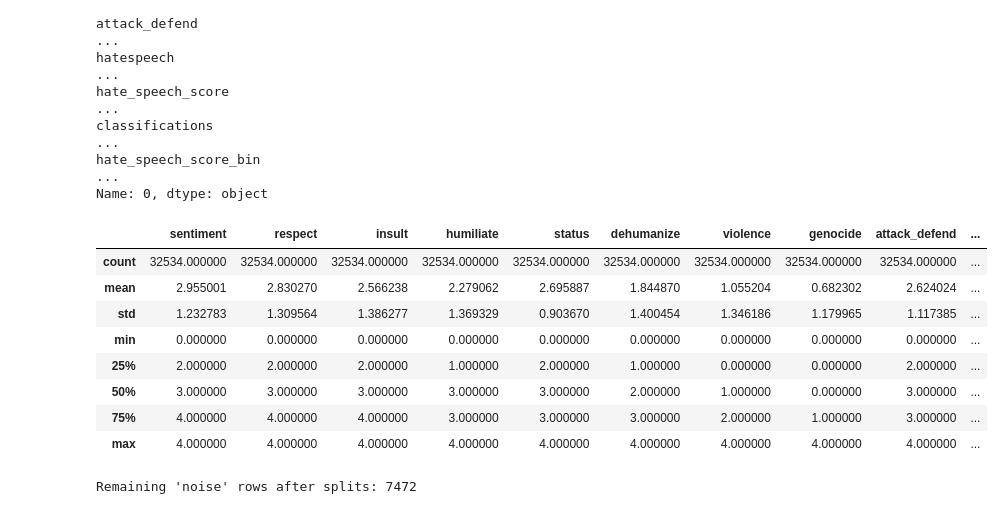
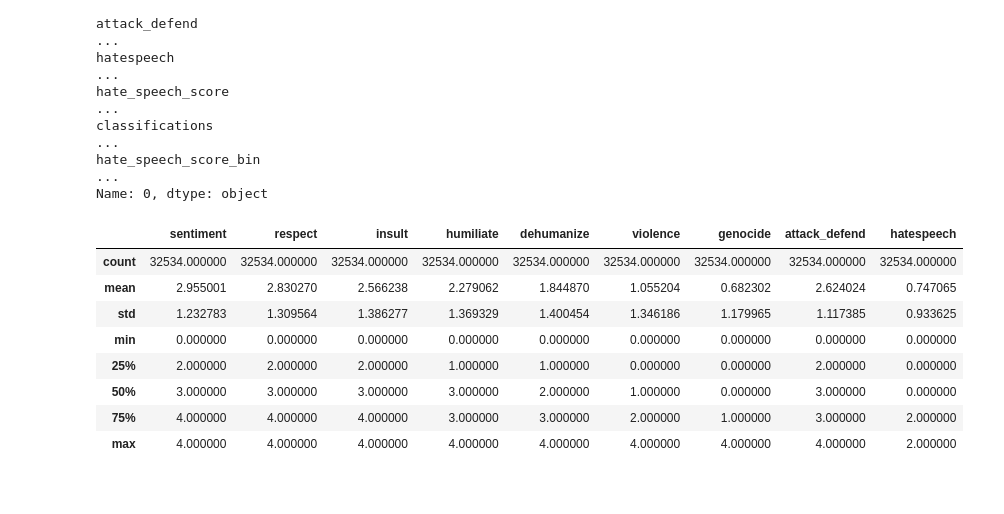
Before and after one commit to cmh02/HSSFLDON, a Jupyter notebook: data/HSSFLDON_DataPreparation.ipynb, the cells around one changed output. Drawn from its saved outputs; the diff is of its cells as text; code cells hidden in the pictures.

Commit message:
New data preparation with better oracle scoring and more-limited client data size

```diff
--- a/data/HSSFLDON_DataPreparation.ipynb
+++ b/data/HSSFLDON_DataPreparation.ipynb
@@ -98,23 +106,10 @@ gc.collect()
 # %%
 # If one of the nine classification columns is above threshold, then it is considered part of target
 classificationColumnThreshold = 2
-classifications = ["respect", "insult", "humiliate", "status", "dehumanize","violence", "genocide", "attack_defend", "hatespeech"]
+classifications = ["sentiment", "respect", "insult", "humiliate", "dehumanize", "violence", "genocide", "attack_defend", "hatespeech"]
 # %%
-# Use above classification threshold to build textual target for each comment
-def determineTarget(row) -> list[int]:
-
-	# Shift all categories to binary true / false
-	for column in classifications:
-		if row[column] >= classificationColumnThreshold:
-			row[column] = 1.0
-		else:
-			row[column] = 0.0
-
-	# Create a multi-label vector for the target labels
-	rowClassifications = [row[column] for column in classifications]
-	return rowClassifications
-
-trimmedDf["classifications"] = trimmedDf.apply(determineTarget, axis=1)
+# Create new classifications columnbased on the
+trimmedDf["classifications"] = trimmedDf[classifications].apply(lambda row: [col for col in classifications if row[col] > classificationColumnThreshold], axis=1) #type: ignore
 trimmedDf.describe()
 # %% [output]
 |  | sentiment | respect | insult | humiliate | status | dehumanize | violence | genocide | attack_defend | ... |
@@ -165,6 +160,7 @@ Name: 0, dtype: object
 # %%
 # Split into train and test sets
 from sklearn.model_selection import train_test_split
+columnsToDrop = ["status", "hate_speech_score", "hate_speech_score_bin"] #type: ignore
 df_train, df_test = train_test_split(trimmedDf, test_size=0.2, random_state=2002, stratify=trimmedDf["hate_speech_score_bin"])
 # %%
 # Save test to parquet for later use
@@ -177,17 +175,18 @@ df_train_server, df_train_clients = train_test_split(df_train, test_size=0.3, ra
 df_train_server.to_parquet("server/server.parquet")
 # %%
-# Check distribution and size of remaining dataset for clients
+# Show distribution for clients
+df_train_clients.drop(columns=columnsToDrop, inplace=True) #type: ignore
 df_train_clients.describe()
 # %% [output]
-|  | sentiment | respect | insult | humiliate | status | dehumanize | violence | genocide | attack_defend | ... |
-| count | 32534.000000 | 32534.000000 | 32534.000000 | 32534.000000 | 32534.000000 | 32534.000000 | 32534.000000 | 32534.000000 | 32534.000000 | ... |
-| mean | 2.955001 | 2.830270 | 2.566238 | 2.279062 | 2.695887 | 1.844870 | 1.055204 | 0.682302 | 2.624024 | ... |
-| std | 1.232783 | 1.309564 | 1.386277 | 1.369329 | 0.903670 | 1.400454 | 1.346186 | 1.179965 | 1.117385 | ... |
-| min | 0.000000 | 0.000000 | 0.000000 | 0.000000 | 0.000000 | 0.000000 | 0.000000 | 0.000000 | 0.000000 | ... |
-| 25% | 2.000000 | 2.000000 | 2.000000 | 1.000000 | 2.000000 | 1.000000 | 0.000000 | 0.000000 | 2.000000 | ... |
-| 50% | 3.000000 | 3.000000 | 3.000000 | 3.000000 | 3.000000 | 2.000000 | 1.000000 | 0.000000 | 3.000000 | ... |
-| 75% | 4.000000 | 4.000000 | 4.000000 | 3.000000 | 3.000000 | 3.000000 | 2.000000 | 1.000000 | 3.000000 | ... |
-| max | 4.000000 | 4.000000 | 4.000000 | 4.000000 | 4.000000 | 4.000000 | 4.000000 | 4.000000 | 4.000000 | ... |
+|  | sentiment | respect | insult | humiliate | dehumanize | violence | genocide | attack_defend | hatespeech |
+| count | 32534.000000 | 32534.000000 | 32534.000000 | 32534.000000 | 32534.000000 | 32534.000000 | 32534.000000 | 32534.000000 | 32534.000000 |
+| mean | 2.955001 | 2.830270 | 2.566238 | 2.279062 | 1.844870 | 1.055204 | 0.682302 | 2.624024 | 0.747065 |
+| std | 1.232783 | 1.309564 | 1.386277 | 1.369329 | 1.400454 | 1.346186 | 1.179965 | 1.117385 | 0.933625 |
+| min | 0.000000 | 0.000000 | 0.000000 | 0.000000 | 0.000000 | 0.000000 | 0.000000 | 0.000000 | 0.000000 |
+| 25% | 2.000000 | 2.000000 | 2.000000 | 1.000000 | 1.000000 | 0.000000 | 0.000000 | 2.000000 | 0.000000 |
+| 50% | 3.000000 | 3.000000 | 3.000000 | 3.000000 | 2.000000 | 1.000000 | 0.000000 | 3.000000 | 0.000000 |
+| 75% | 4.000000 | 4.000000 | 4.000000 | 3.000000 | 3.000000 | 2.000000 | 1.000000 | 3.000000 | 2.000000 |
+| max | 4.000000 | 4.000000 | 4.000000 | 4.000000 | 4.000000 | 4.000000 | 4.000000 | 4.000000 | 2.000000 |
 # %%
 # Configure options for client splits
 from math import floor
@@ -204,28 +208,3 @@ clientMappings = {
 # Create a copy so we don't mutate the original dataframe
 availableForClientsDataframe = df_train_clients.copy()
 clientDataframes = {}
-# %%
-# Split for each client
-import numpy as np
-for name, targets in clientMappings.items():
-
-    # Calculate weights for the client based on data available
-    is_target = availableForClientsDataframe[targets].sum(axis=1) > 0
-    weights = np.where(is_target, clientBiasStrength, 1)
-
-    # Sample client data based on calculated weights
-    client_sample = availableForClientsDataframe.sample(
-        n=samplesPerClient,
-        weights=weights,
-        replace=True
-    )
-
-    # Store into separate dataframes
-    clientDataframes[name] = client_sample
-
-    # Remove from available so we don't double sample
-    availableForClientsDataframe = availableForClientsDataframe.drop(client_sample.index)
-
-print(f"Remaining 'noise' rows after splits: {len(availableForClientsDataframe)}")
-# %% [output]
-Remaining 'noise' rows after splits: 7472
```
Also changed, not shown: parts of 13 cells of this notebook, 7 other files.
